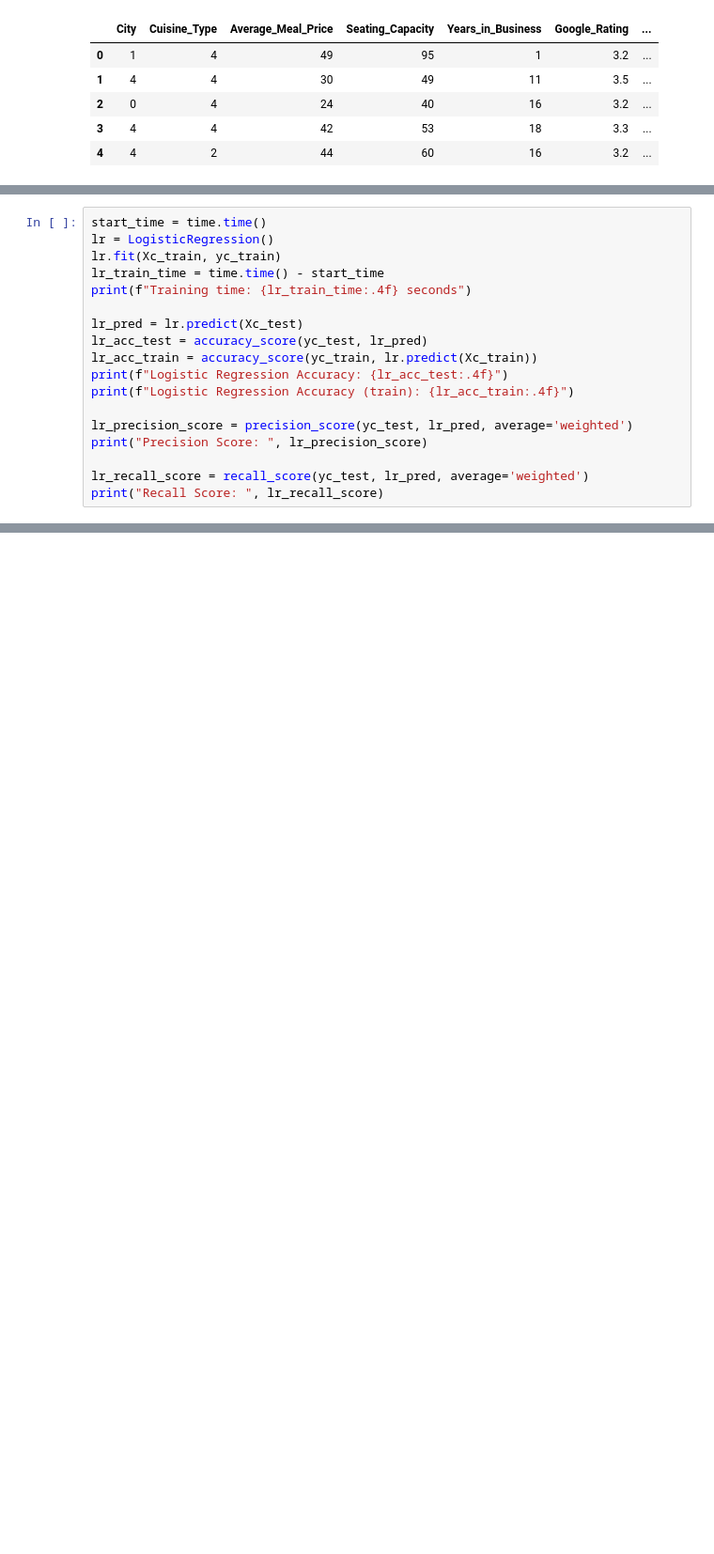
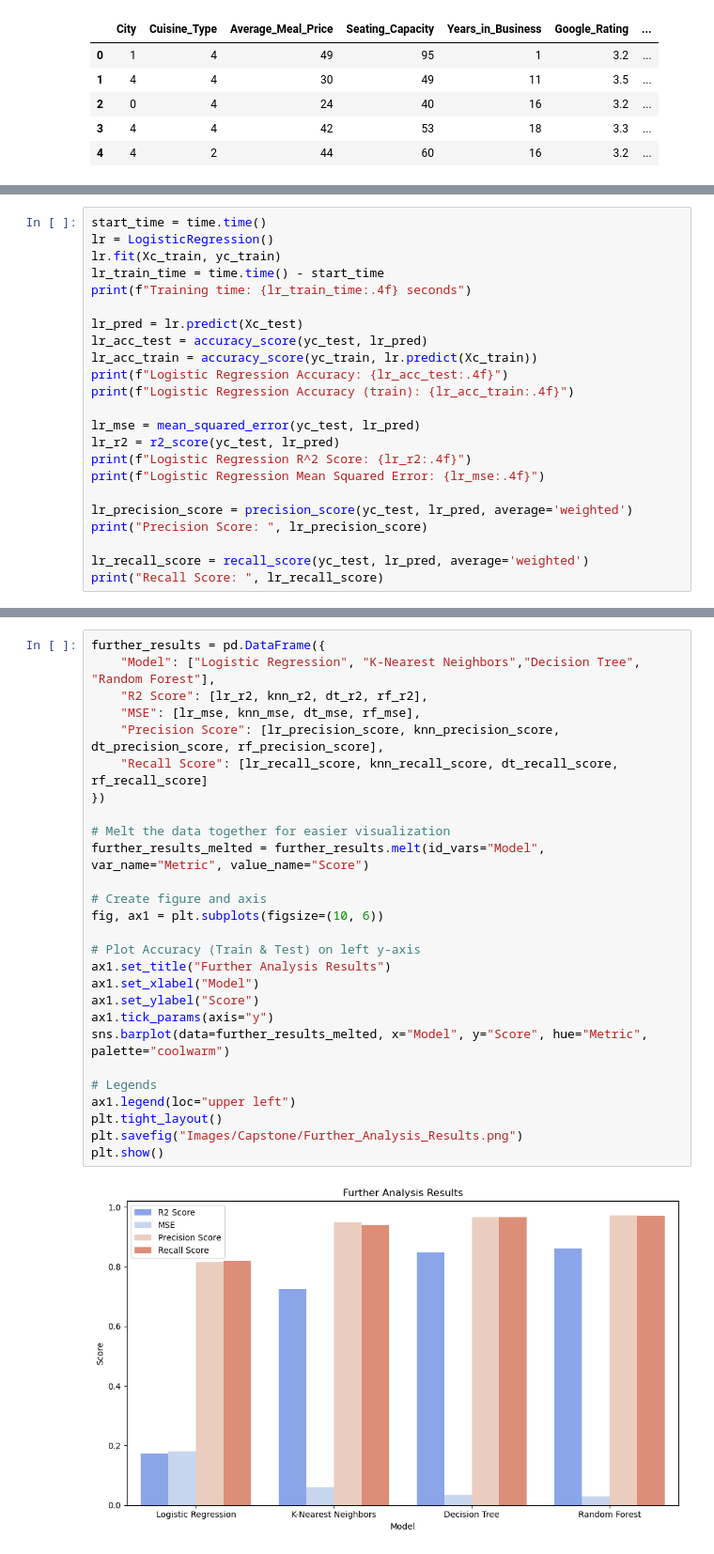
Before and after one commit to MarcusLui9/Restaurant_Success_and_Revenue_Prediction, a Jupyter notebook: Restaurant_Success_and_Revenue_Prediction (3).ipynb, the cells around one changed output, grey strips where cells are left out. Shown at 94% size. Cells and saved outputs as stored; diff of their text form; blank space fills up the shorter version.

```diff
--- a/Restaurant_Success_and_Revenue_Prediction.ipynb
+++ b/Restaurant_Success_and_Revenue_Prediction (3).ipynb
@@ -325,6 +331,11 @@ lr_acc_train = accuracy_score(yc_train, lr.predict(Xc_train))
 print(f"Logistic Regression Accuracy: {lr_acc_test:.4f}")
 print(f"Logistic Regression Accuracy (train): {lr_acc_train:.4f}")
 
+lr_mse = mean_squared_error(yc_test, lr_pred)
+lr_r2 = r2_score(yc_test, lr_pred)
+print(f"Logistic Regression R^2 Score: {lr_r2:.4f}")
+print(f"Logistic Regression Mean Squared Error: {lr_mse:.4f}")
+
 lr_precision_score = precision_score(yc_test, lr_pred, average='weighted')
 print("Precision Score: ", lr_precision_score)
 
@@ -382,0 +481,29 @@ Xp_train, Xp_test, yp_train, yp_test = train_test_split(X_p, y_p, test_size=0.3,
+# %%
+further_results = pd.DataFrame({
+    "Model": ["Logistic Regression", "K-Nearest Neighbors","Decision Tree", "Random Forest"],
+    "R2 Score": [lr_r2, knn_r2, dt_r2, rf_r2],
+    "MSE": [lr_mse, knn_mse, dt_mse, rf_mse],
+    "Precision Score": [lr_precision_score, knn_precision_score, dt_precision_score, rf_precision_score],
+    "Recall Score": [lr_recall_score, knn_recall_score, dt_recall_score, rf_recall_score]
+})
+
+# Melt the data together for easier visualization
+further_results_melted = further_results.melt(id_vars="Model", var_name="Metric", value_name="Score")
+
+# Create figure and axis
+fig, ax1 = plt.subplots(figsize=(10, 6))
+
+# Plot Accuracy (Train & Test) on left y-axis
+ax1.set_title("Further Analysis Results")
+ax1.set_xlabel("Model")
+ax1.set_ylabel("Score")
+ax1.tick_params(axis="y")
+sns.barplot(data=further_results_melted, x="Model", y="Score", hue="Metric", palette="coolwarm")
+
+# Legends
+ax1.legend(loc="upper left")
+plt.tight_layout()
+plt.savefig("Images/Capstone/Further_Analysis_Results.png")
+plt.show()
+# %% [output]
+[figure, added]
```
Also changed, not shown: parts of 46 cells of this notebook, 7 other files.
